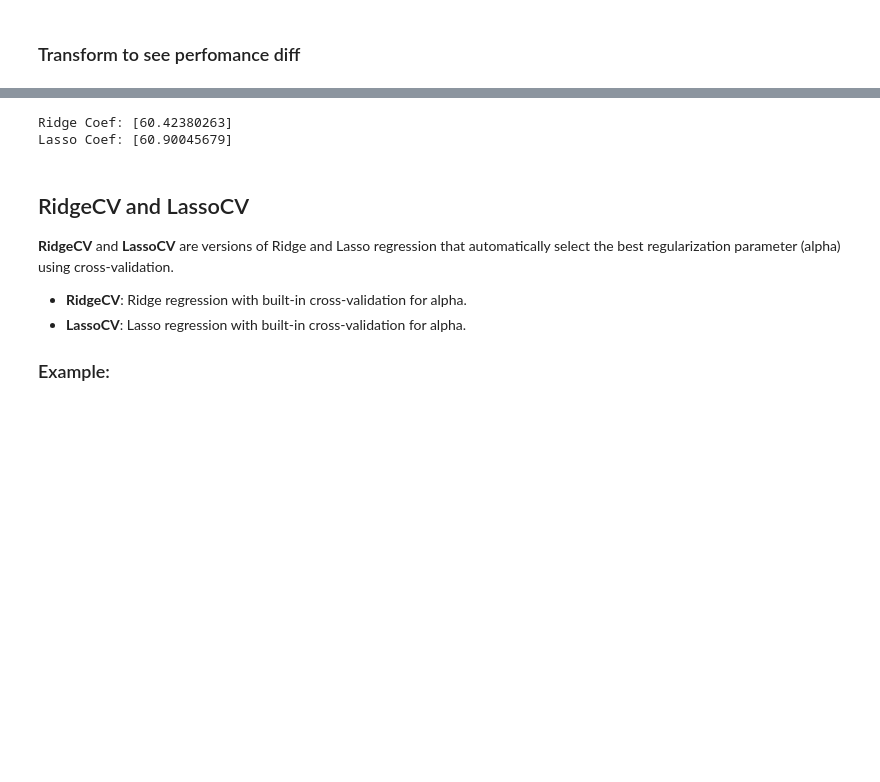
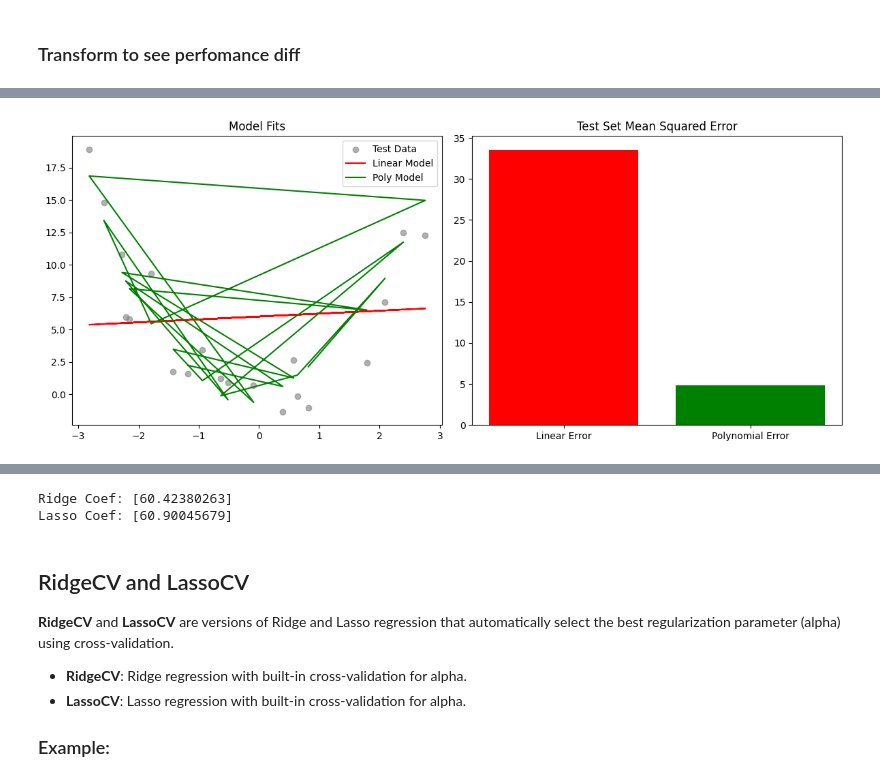
Before and after one commit to ms-tutorials/ds-lessons, a Jupyter notebook: phase-3/5. ML_Advanced.ipynb, the cells around one changed output, grey strips where cells are left out. Saved outputs shown, nothing was run; the diff lists cells and outputs as text; code cells hidden in the pictures; blank space fills up the shorter version.

```diff
--- a/phase-3/5. ML_Advanced.ipynb
+++ b/phase-3/5. ML_Advanced.ipynb
@@ -136,0 +160,44 @@ $$
+# %%
+# Generate nonlinear data
+np.random.seed(42)
+X = np.linspace(-3, 3, 100).reshape(-1, 1)
+y = 2 * X.flatten()**2 + np.random.randn(100) * 2  # Quadratic + noise
+
+# Split data
+X_train, X_test, y_train, y_test = train_test_split(X, y, test_size=0.2)
+
+# Linear model (high bias)
+lin_model = LinearRegression()
+lin_model.fit(X_train, y_train)
+y_pred_lin = lin_model.predict(X_test)
+
+# Polynomial model (low bias, potentially high variance)
+poly_features = PolynomialFeatures(degree=10)
+X_train_poly = poly_features.fit_transform(X_train)
+X_test_poly = poly_features.transform(X_test)
+
+poly_model = LinearRegression()
+poly_model.fit(X_train_poly, y_train)
+y_pred_poly = poly_model.predict(X_test_poly)
+
+# Plotting
+plt.figure(figsize=(12,5))
+
+# Actual data
+plt.subplot(1,2,1)
+plt.scatter(X_test, y_test, label='Test Data', color='gray', alpha=0.6)
+plt.plot(X_test, y_pred_lin, label='Linear Model', color='red')
+plt.plot(X_test, y_pred_poly, label='Poly Model', color='green')
+plt.title('Model Fits')
+plt.legend()
+
+# Errors
+plt.subplot(1,2,2)
+plt.bar(['Linear Error', 'Polynomial Error'],
+        [mean_squared_error(y_test, y_pred_lin), mean_squared_error(y_test, y_pred_poly)],
+        color=['red', 'green'])
+plt.title('Test Set Mean Squared Error')
+plt.tight_layout()
+plt.show()
+# %% [output]
+[figure, added]
```
Also changed, not shown: parts of 9 cells of this notebook, 2 other files.
